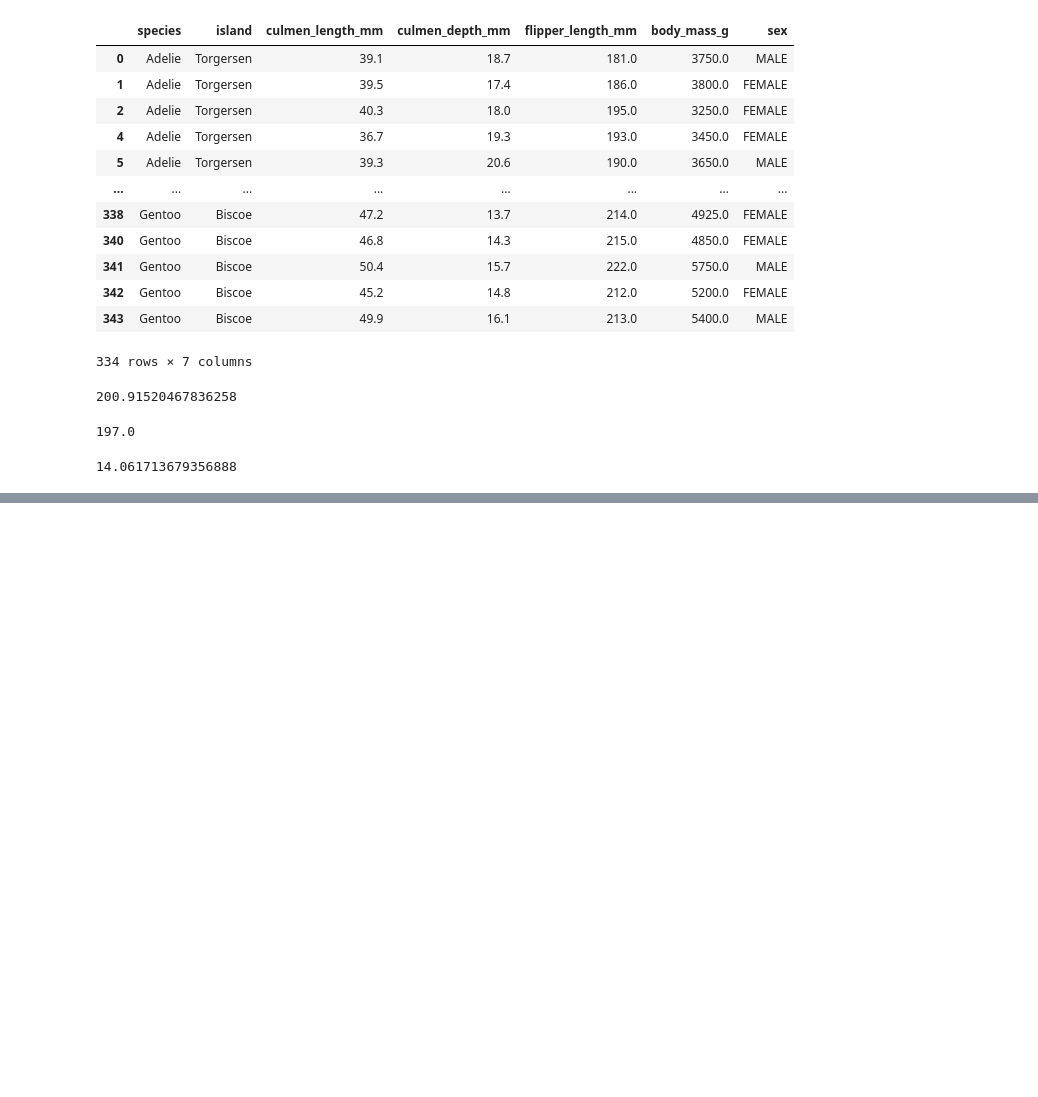
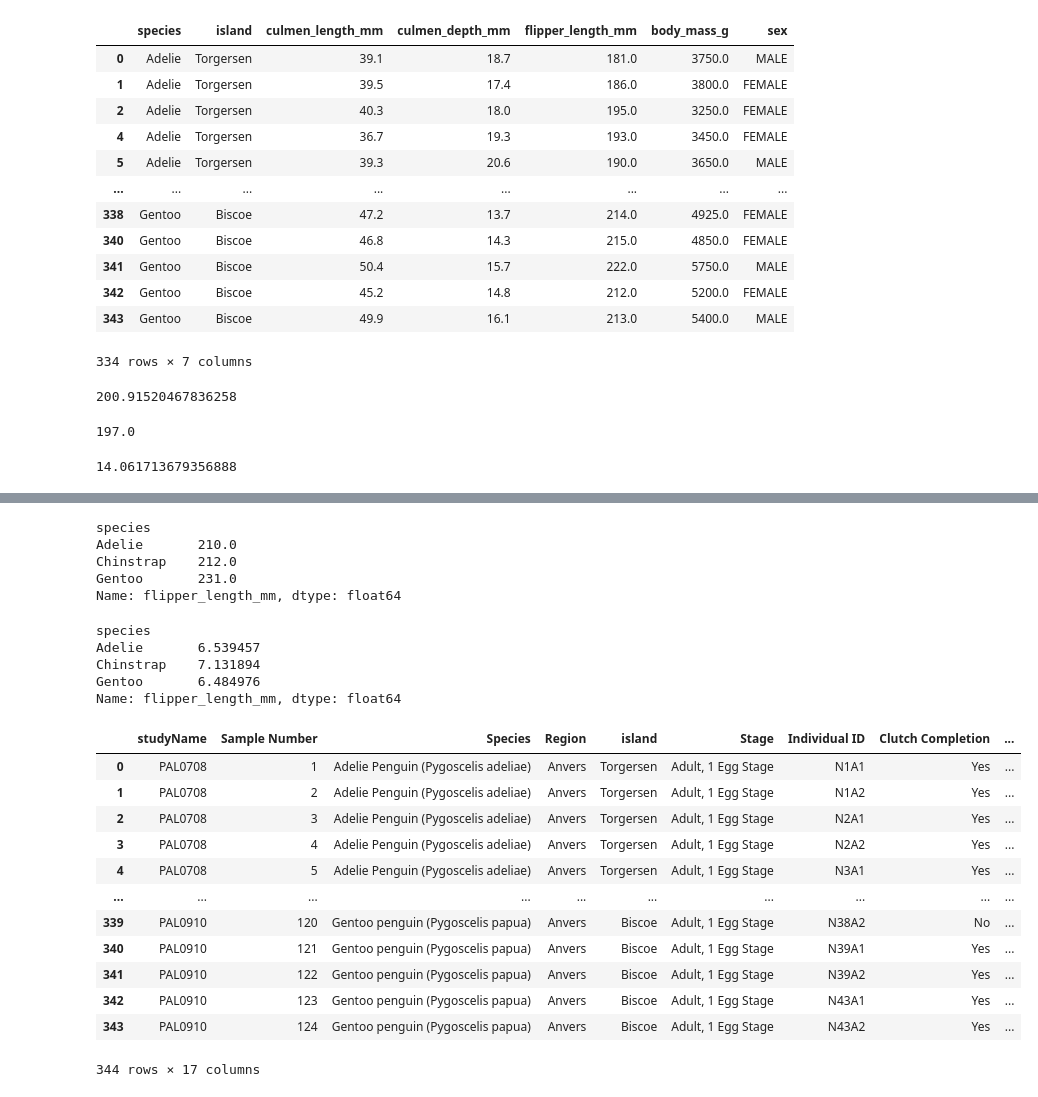
Before and after one commit to MartaMistere/Python_HomeWork, a Jupyter notebook: Jupyter/2023.04.06_tasks.ipynb, the cells around one changed output, grey strips where cells are left out. Saved outputs shown, nothing was run; the diff lists cells and outputs as text; code cells hidden in the pictures; blank space fills up the shorter version.

```diff
--- a/Jupyter/2023.04.06_tasks.ipynb
+++ b/Jupyter/2023.04.06_tasks.ipynb
@@ -63,0 +99,16 @@ ModuleNotFoundError: No module named 'matplotlib'
+# %%
+group["flipper_length_mm"].max()
+# %% [output]
+species
+Adelie       210.0
+Chinstrap    212.0
+Gentoo       231.0
+Name: flipper_length_mm, dtype: float64
+# %%
+group["flipper_length_mm"].std()
+# %% [output]
+species
+Adelie       6.539457
+Chinstrap    7.131894
+Gentoo       6.484976
+Name: flipper_length_mm, dtype: float64
@@ -63,0 +119,18 @@ ModuleNotFoundError: No module named 'matplotlib'
+# %%
+data2=pandas.read_csv("C:\\Users\\gatis\\Desktop\\Marta_macibas\\RigaTechGirl\\Materiali_Python\\penguins_lter.csv")
+# %%
+data2
+# %% [output]
+|  | studyName | Sample Number | Species | Region | island | Stage | Individual ID | Clutch Completion | ... |
+| 0 | PAL0708 | 1 | Adelie Penguin (Pygoscelis adeliae) | Anvers | Torgersen | Adult, 1 Egg Stage | N1A1 | Yes | ... |
+| 1 | PAL0708 | 2 | Adelie Penguin (Pygoscelis adeliae) | Anvers | Torgersen | Adult, 1 Egg Stage | N1A2 | Yes | ... |
+| 2 | PAL0708 | 3 | Adelie Penguin (Pygoscelis adeliae) | Anvers | Torgersen | Adult, 1 Egg Stage | N2A1 | Yes | ... |
+| 3 | PAL0708 | 4 | Adelie Penguin (Pygoscelis adeliae) | Anvers | Torgersen | Adult, 1 Egg Stage | N2A2 | Yes | ... |
+| 4 | PAL0708 | 5 | Adelie Penguin (Pygoscelis adeliae) | Anvers | Torgersen | Adult, 1 Egg Stage | N3A1 | Yes | ... |
+| ... | ... | ... | ... | ... | ... | ... | ... | ... | ... |
+| 339 | PAL0910 | 120 | Gentoo penguin (Pygoscelis papua) | Anvers | Biscoe | Adult, 1 Egg Stage | N38A2 | No | ... |
+| 340 | PAL0910 | 121 | Gentoo penguin (Pygoscelis papua) | Anvers | Biscoe | Adult, 1 Egg Stage | N39A1 | Yes | ... |
+| 341 | PAL0910 | 122 | Gentoo penguin (Pygoscelis papua) | Anvers | Biscoe | Adult, 1 Egg Stage | N39A2 | Yes | ... |
+| 342 | PAL0910 | 123 | Gentoo penguin (Pygoscelis papua) | Anvers | Biscoe | Adult, 1 Egg Stage | N43A1 | Yes | ... |
+| 343 | PAL0910 | 124 | Gentoo penguin (Pygoscelis papua) | Anvers | Biscoe | Adult, 1 Egg Stage | N43A2 | Yes | ... |
+344 rows × 17 columns
```
Also changed, not shown: parts of 16 cells of this notebook.
